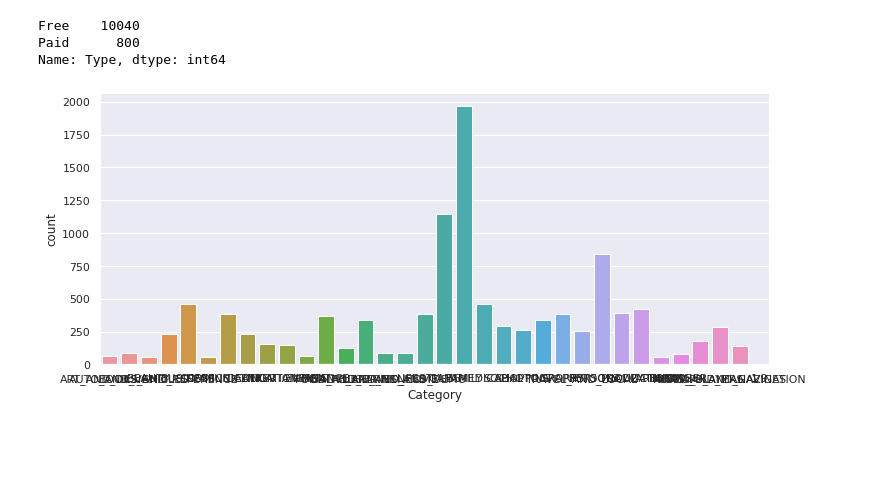
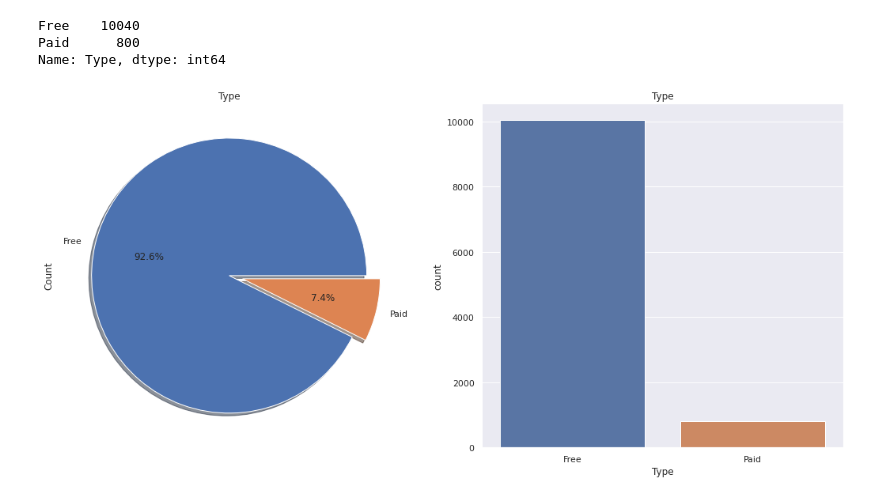
Before and after one commit to Shaheer-Imam/Data-Science, a Jupyter notebook: EDA/Google play apps EDA.ipynb, the cells around one changed output. Saved outputs shown, nothing was run; the diff lists cells and outputs as text; code cells hidden in the pictures; blank space fills up the shorter version.

```diff
--- a/EDA/Google play apps EDA.ipynb
+++ b/EDA/Google play apps EDA.ipynb
@@ -129,9 +150,13 @@ data_1['Type'].value_counts()
 Free    10040
 Paid      800
 Name: Type, dtype: int64
-# %%
-plt.figure(figsize=(12,5))
-sns.countplot(data=data_1,x='Category')
-plt.show()
-# %% [output]
-[figure, removed]
+# %%
+f,ax=plt.subplots(1,2,figsize=(18,8))
+data_1['Type'].value_counts().plot.pie(explode=[0,0.1],autopct='%1.1f%%',ax=ax[0],shadow=True)
+ax[0].set_title('Type')
+ax[0].set_ylabel('Count')
+sns.countplot('Type',data=data_1,ax=ax[1],order=data_1['Type'].value_counts().index)
+ax[1].set_title('Type')
+plt.show()
+# %% [output]
+[figure, added]
```
Also changed, not shown: parts of 12 cells of this notebook.
